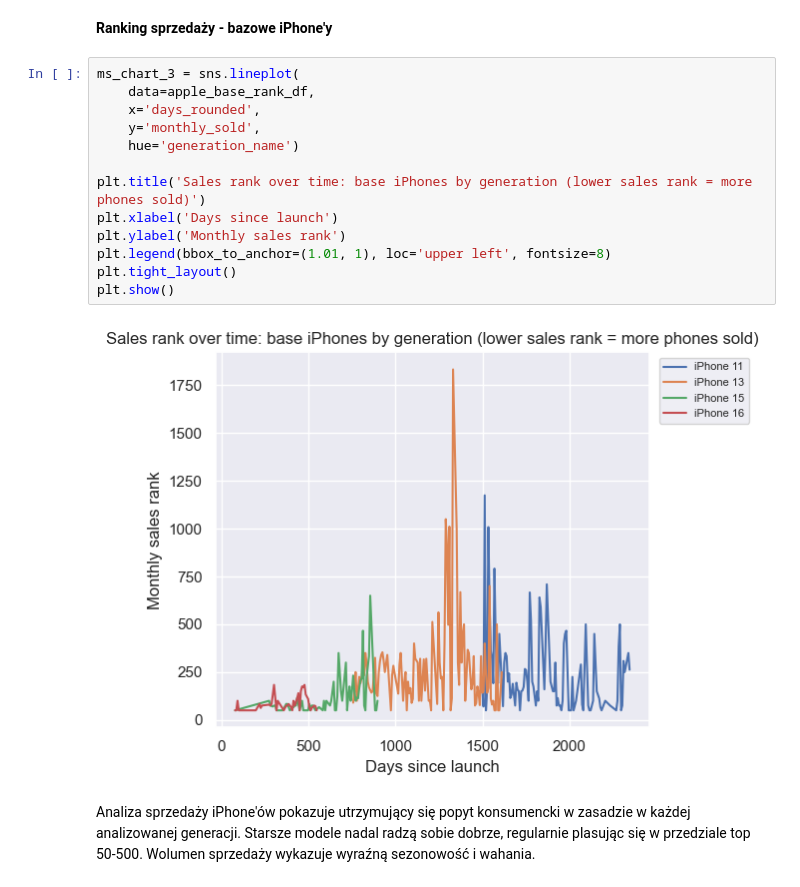
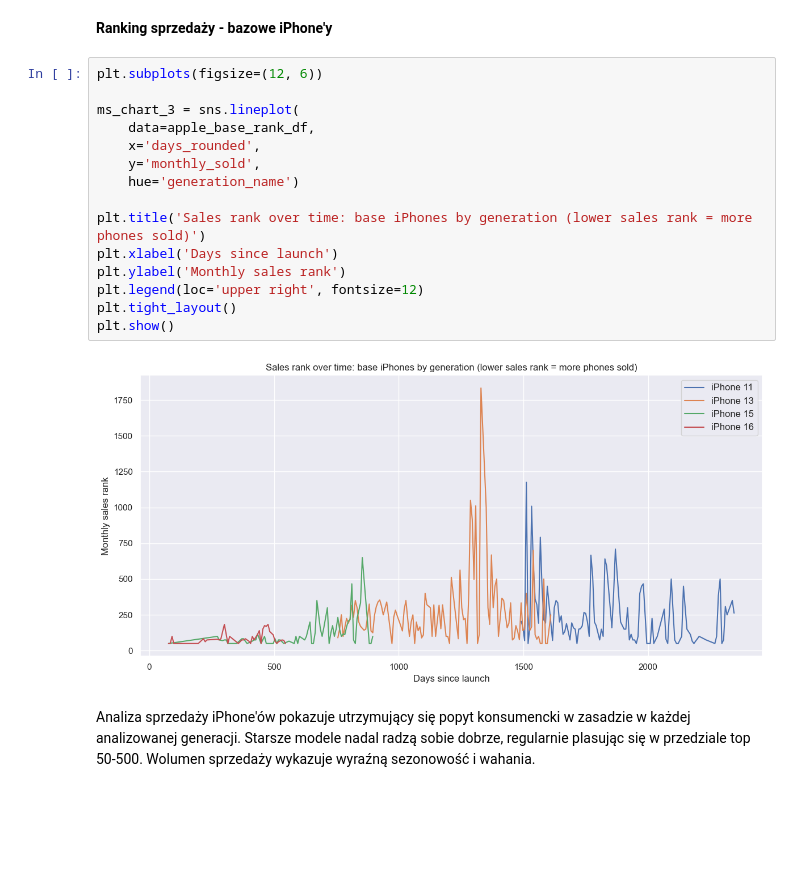
Before and after one commit to ady7ady7/python_agentic_learning, a Jupyter notebook: project1_phones_sales_analytics/notebooks/06_final_project_pl.ipynb, the cells around one changed output. Cells and saved outputs as stored; diff of their text form; blank space fills up the shorter version.

```diff
--- a/project1_phones_sales_analytics/notebooks/06_final_project_pl.ipynb
+++ b/project1_phones_sales_analytics/notebooks/06_final_project_pl.ipynb
@@ -327,20 +361,22 @@ Wartość monthly_sold w API Keepy to pozycja w rankingu sprzedaży, a nie liczb
 # %% [markdown]
 **Ranking sprzedaży - bazowe iPhone'y**
 # %%
+plt.subplots(figsize=(12, 6))
+
 ms_chart_3 = sns.lineplot(
     data=apple_base_rank_df,
     x='days_rounded',
     y='monthly_sold',
     hue='generation_name')
 
 plt.title('Sales rank over time: base iPhones by generation (lower sales rank = more phones sold)')
 plt.xlabel('Days since launch')
 plt.ylabel('Monthly sales rank')
-plt.legend(bbox_to_anchor=(1.01, 1), loc='upper left', fontsize=8)
+plt.legend(loc='upper right', fontsize=12)
 plt.tight_layout()
 plt.show()
 # %% [output]
-[figure, old version]
+[figure, new version]
 # %% [markdown]
 Analiza sprzedaży iPhone'ów pokazuje utrzymujący się popyt konsumencki w zasadzie w każdej analizowanej generacji. Starsze modele nadal radzą sobie dobrze, regularnie plasując się w przedziale top 50-500. Wolumen sprzedaży wykazuje wyraźną sezonowość i wahania.
 # %% [markdown]
```
Also changed, not shown: parts of 13 cells of this notebook, 2 other files.
